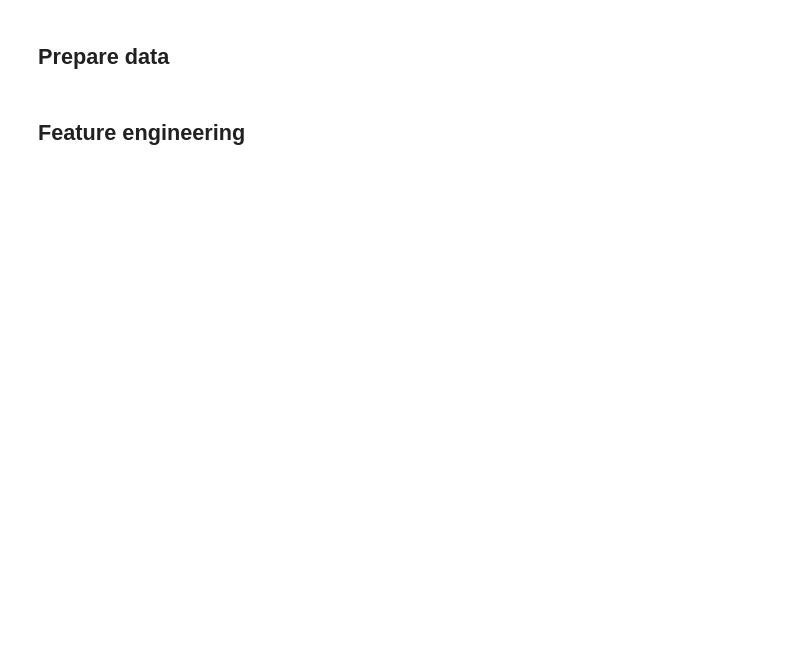
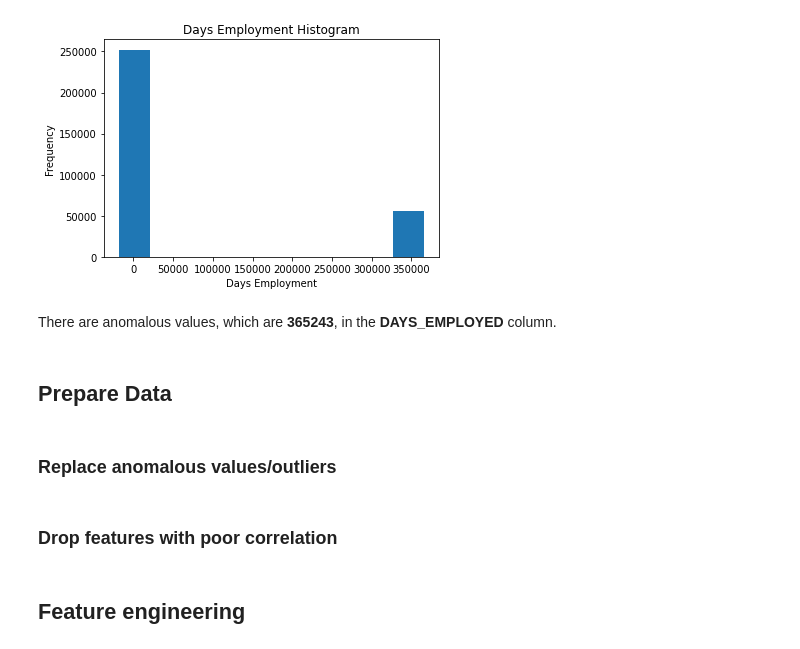
Before and after one commit to tuedoan569/Home-Credit-Default-Risk, a Jupyter notebook: Home Credit Default Risk.ipynb, the cells around one changed output. Saved outputs shown, nothing was run; the diff lists cells and outputs as text; code cells hidden in the pictures; blank space fills up the shorter version.

```diff
--- a/Home Credit Default Risk.ipynb
+++ b/Home Credit Default Risk.ipynb
@@ -29,3 +189,12 @@ test = pd.read_csv('Desktop/home-credit-default-risk/application_test.csv')
+# %%
+train['DAYS_EMPLOYED'].plot.hist(title = 'Days Employment Histogram');
+plt.xlabel('Days Employment');
+# %% [output]
+[figure, added]
+# %% [markdown]
+There are anomalous values, which are __365243__, in the __DAYS_EMPLOYED__ column.
 # %% [markdown]
-## Prepare data
+## Prepare Data
+# %% [markdown]
+### Replace anomalous values/outliers
 # %%
@@ -33 +201,3 @@ test = pd.read_csv('Desktop/home-credit-default-risk/application_test.csv')
 train['DAYS_EMPLOYED'].replace({365243: np.nan}, inplace = True)
+# %% [markdown]
+### Drop features with poor correlation
```
Also changed, not shown: parts of 49 cells of this notebook.
